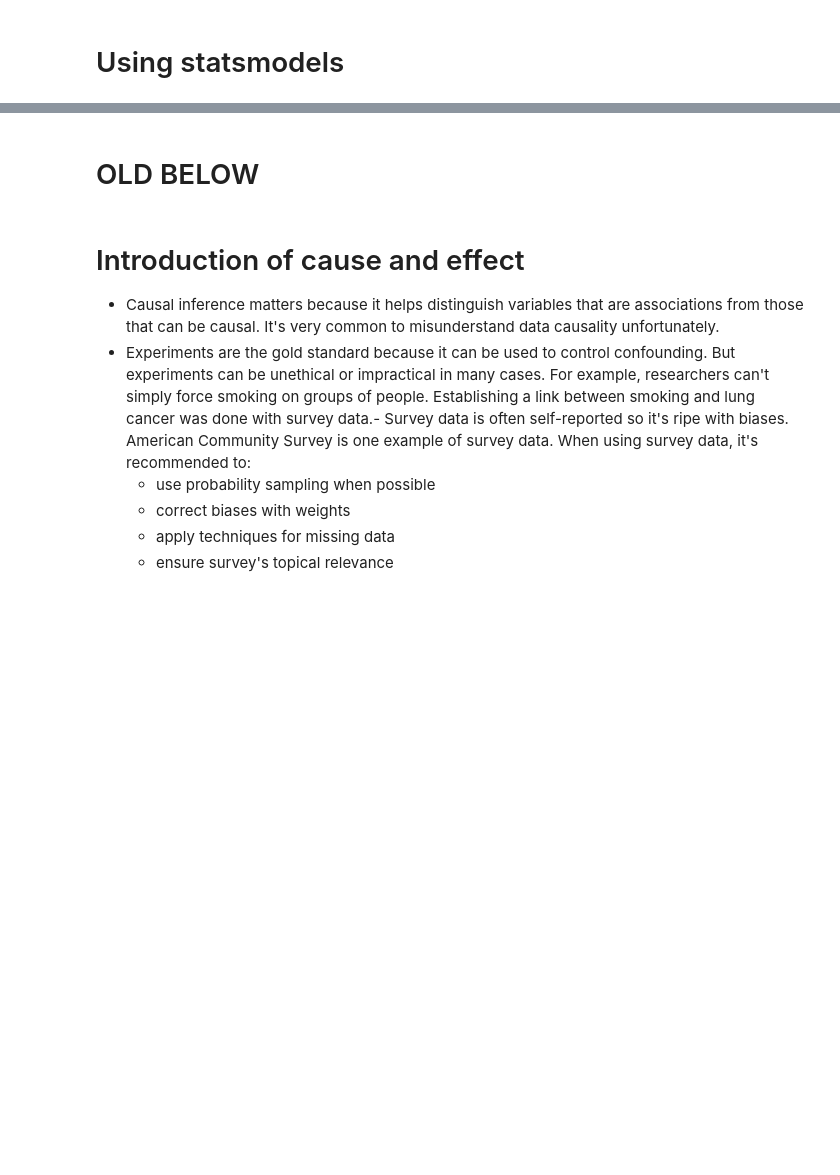
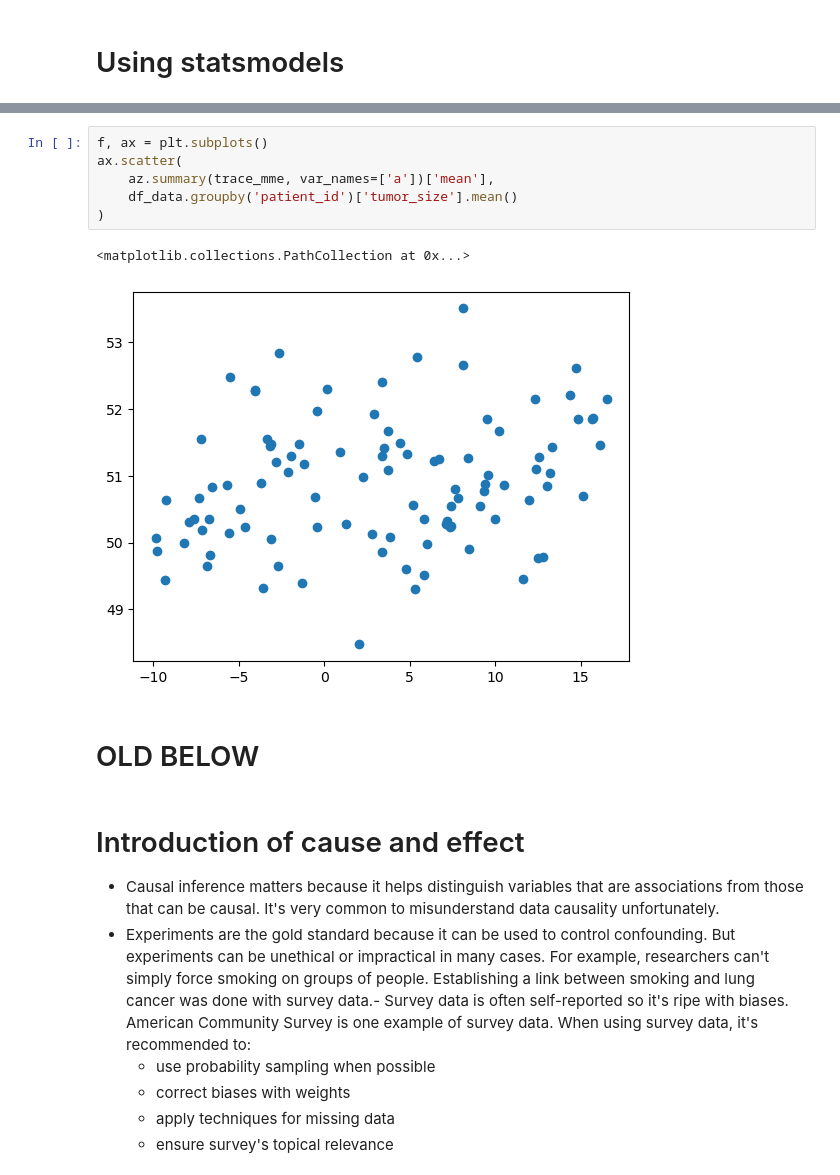
Before and after one commit to benslack19/benslack19.github.io, a Jupyter notebook: _posts_drafts/2024-05-19-time-series-with-mixed-effects.ipynb, the cells around one changed output, grey strips where cells are left out. Cells and saved outputs as stored; diff of their text form; blank space fills up the shorter version.

```diff
--- a/_posts_drafts/2024-05-19-time-series-with-mixed-effects.ipynb
+++ b/_posts_drafts/2024-05-19-time-series-with-mixed-effects.ipynb
@@ -219,3 +364,12 @@ df_data.head()
+# %%
+f, ax = plt.subplots()
+ax.scatter(
+    az.summary(trace_mme, var_names=['a'])['mean'],
+    df_data.groupby('patient_id')['tumor_size'].mean()
+)
+# %% [output]
+<matplotlib.collections.PathCollection at 0x...>
+[figure, added]
 # %% [markdown]
 # OLD BELOW
 # %% [markdown]
```
Also changed, not shown: parts of 23 cells of this notebook, 1 other file.
